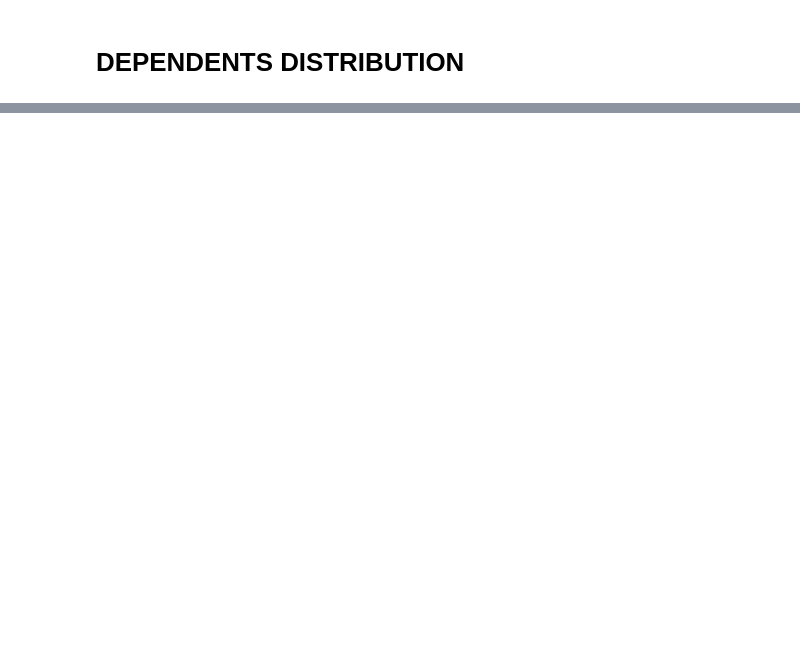
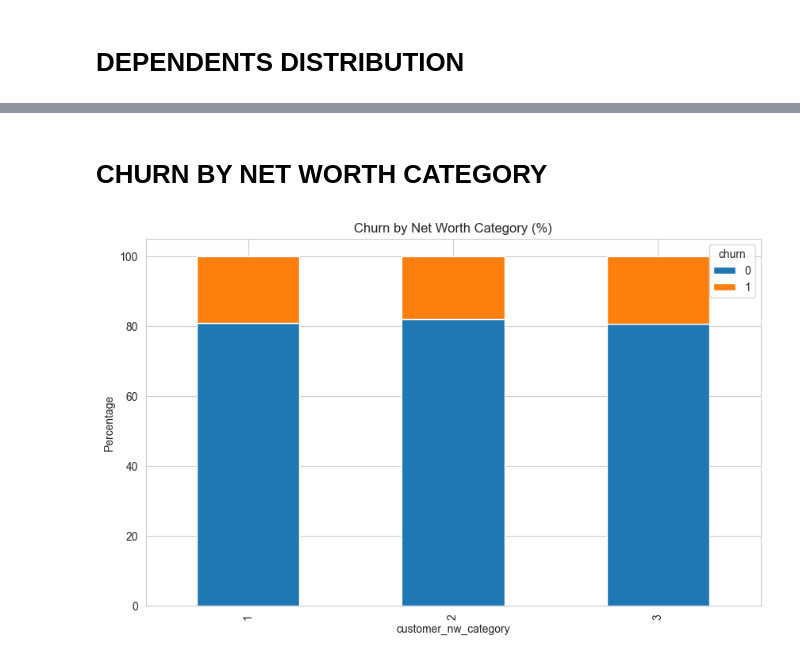
Before and after one commit to VanshSharma88/SectionE_G-12_Banking_churn_prediction, a Jupyter notebook: notebooks/03_eda.ipynb, the cells around one changed output, grey strips where cells are left out. Saved outputs shown, nothing was run; the diff lists cells and outputs as text; code cells hidden in the pictures; blank space fills up the shorter version.

```diff
--- a/notebooks/03_eda.ipynb
+++ b/notebooks/03_eda.ipynb
@@ -114,0 +171,10 @@ plt.show()
+# %% [markdown]
+# CHURN BY NET WORTH CATEGORY
+# %%
+nw_churn = pd.crosstab(df["customer_nw_category"], df["churn"], normalize="index")*100
+nw_churn.plot(kind="bar", stacked=True)
+plt.title("Churn by Net Worth Category (%)")
+plt.ylabel("Percentage")
+plt.show()
+# %% [output]
+[figure, added]
```
Also changed, not shown: parts of 16 cells of this notebook.
